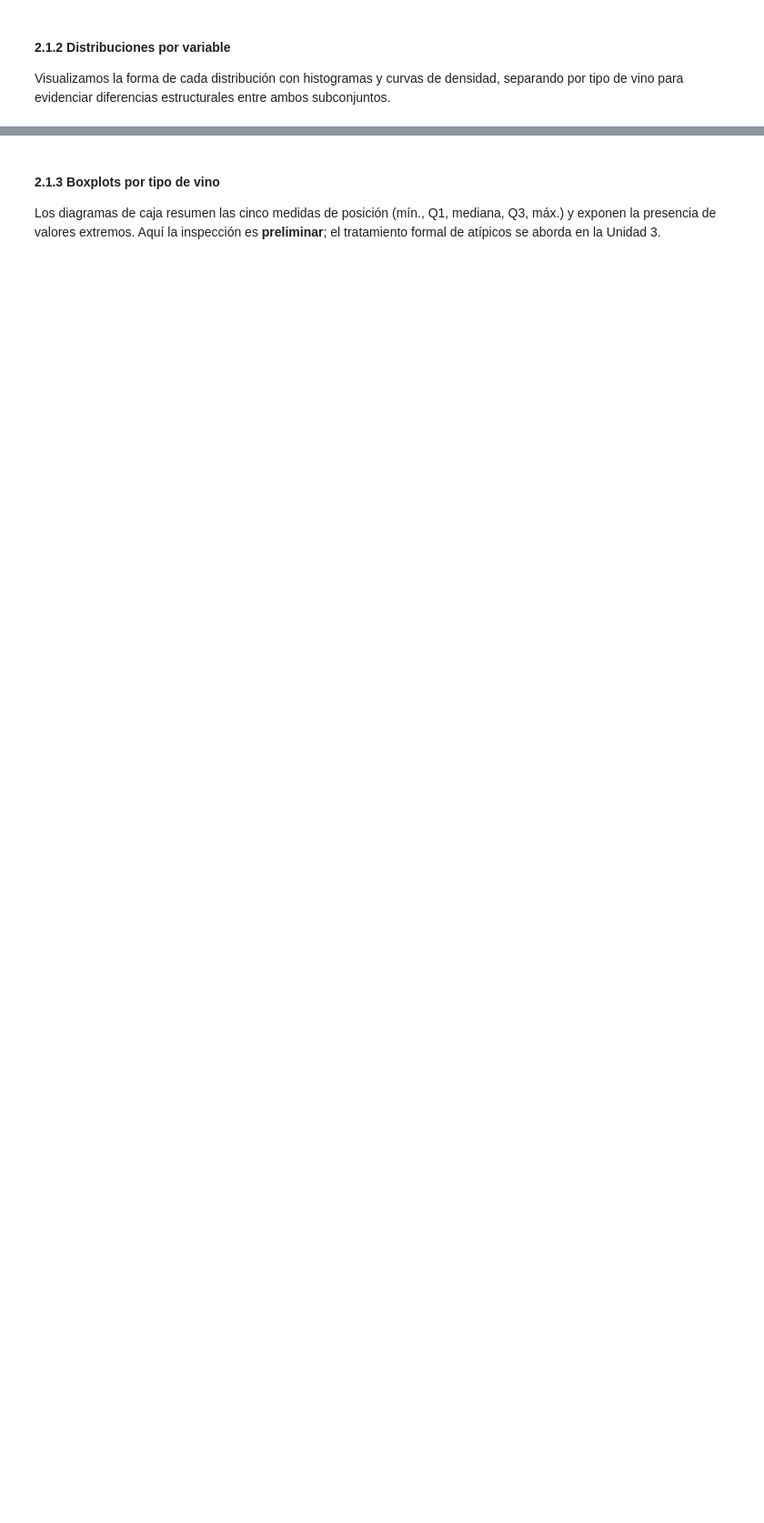
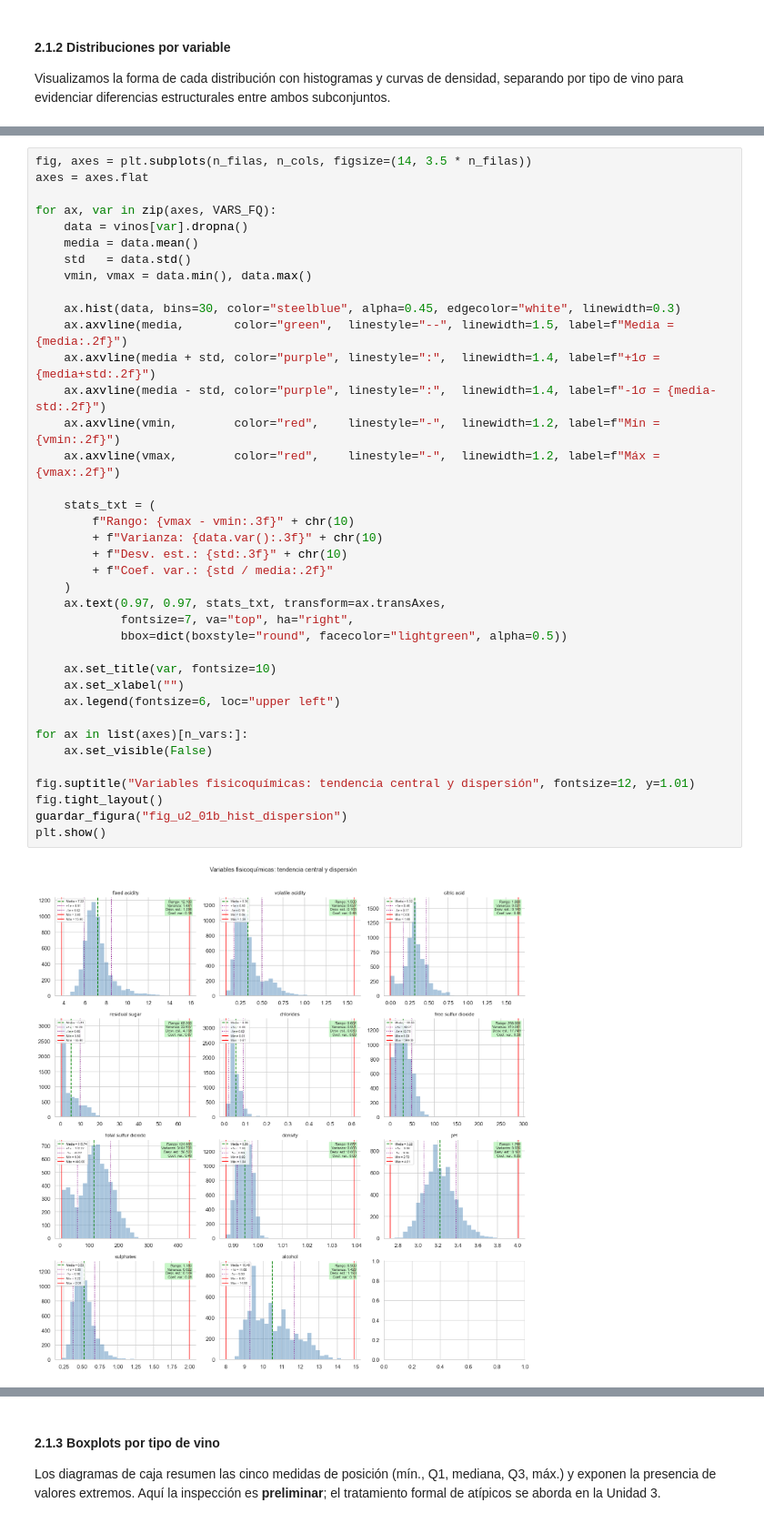
Before and after one commit to caamilo03/wine-quality, a Jupyter notebook: proyecto_aula/proyecto_wine_quality.ipynb, the cells around one changed output, grey strips where cells are left out. Shown at 91% size. Drawn from its saved outputs; the diff is of its cells as text; blank space fills up the shorter version.

```diff
--- a/proyecto_aula/proyecto_wine_quality.ipynb
+++ b/proyecto_aula/proyecto_wine_quality.ipynb
@@ -377,0 +378,40 @@ plt.show()
+# %%
+fig, axes = plt.subplots(n_filas, n_cols, figsize=(14, 3.5 * n_filas))
+axes = axes.flat
+
+for ax, var in zip(axes, VARS_FQ):
+    data = vinos[var].dropna()
+    media = data.mean()
+    std   = data.std()
+    vmin, vmax = data.min(), data.max()
+
+    ax.hist(data, bins=30, color="steelblue", alpha=0.45, edgecolor="white", linewidth=0.3)
+    ax.axvline(media,       color="green",  linestyle="--", linewidth=1.5, label=f"Media = {media:.2f}")
+    ax.axvline(media + std, color="purple", linestyle=":",  linewidth=1.4, label=f"+1σ = {media+std:.2f}")
+    ax.axvline(media - std, color="purple", linestyle=":",  linewidth=1.4, label=f"-1σ = {media-std:.2f}")
+    ax.axvline(vmin,        color="red",    linestyle="-",  linewidth=1.2, label=f"Mín = {vmin:.2f}")
+    ax.axvline(vmax,        color="red",    linestyle="-",  linewidth=1.2, label=f"Máx = {vmax:.2f}")
+
+    stats_txt = (
+        f"Rango: {vmax - vmin:.3f}" + chr(10)
+        + f"Varianza: {data.var():.3f}" + chr(10)
+        + f"Desv. est.: {std:.3f}" + chr(10)
+        + f"Coef. var.: {std / media:.2f}"
+    )
+    ax.text(0.97, 0.97, stats_txt, transform=ax.transAxes,
+            fontsize=7, va="top", ha="right",
+            bbox=dict(boxstyle="round", facecolor="lightgreen", alpha=0.5))
+
+    ax.set_title(var, fontsize=10)
+    ax.set_xlabel("")
+    ax.legend(fontsize=6, loc="upper left")
+
+for ax in list(axes)[n_vars:]:
+    ax.set_visible(False)
+
+fig.suptitle("Variables fisicoquímicas: tendencia central y dispersión", fontsize=12, y=1.01)
+fig.tight_layout()
+guardar_figura("fig_u2_01b_hist_dispersion")
+plt.show()
+# %% [output]
+[figure, added]
```
Also changed, not shown: parts of 50 cells of this notebook, 11 other files.
